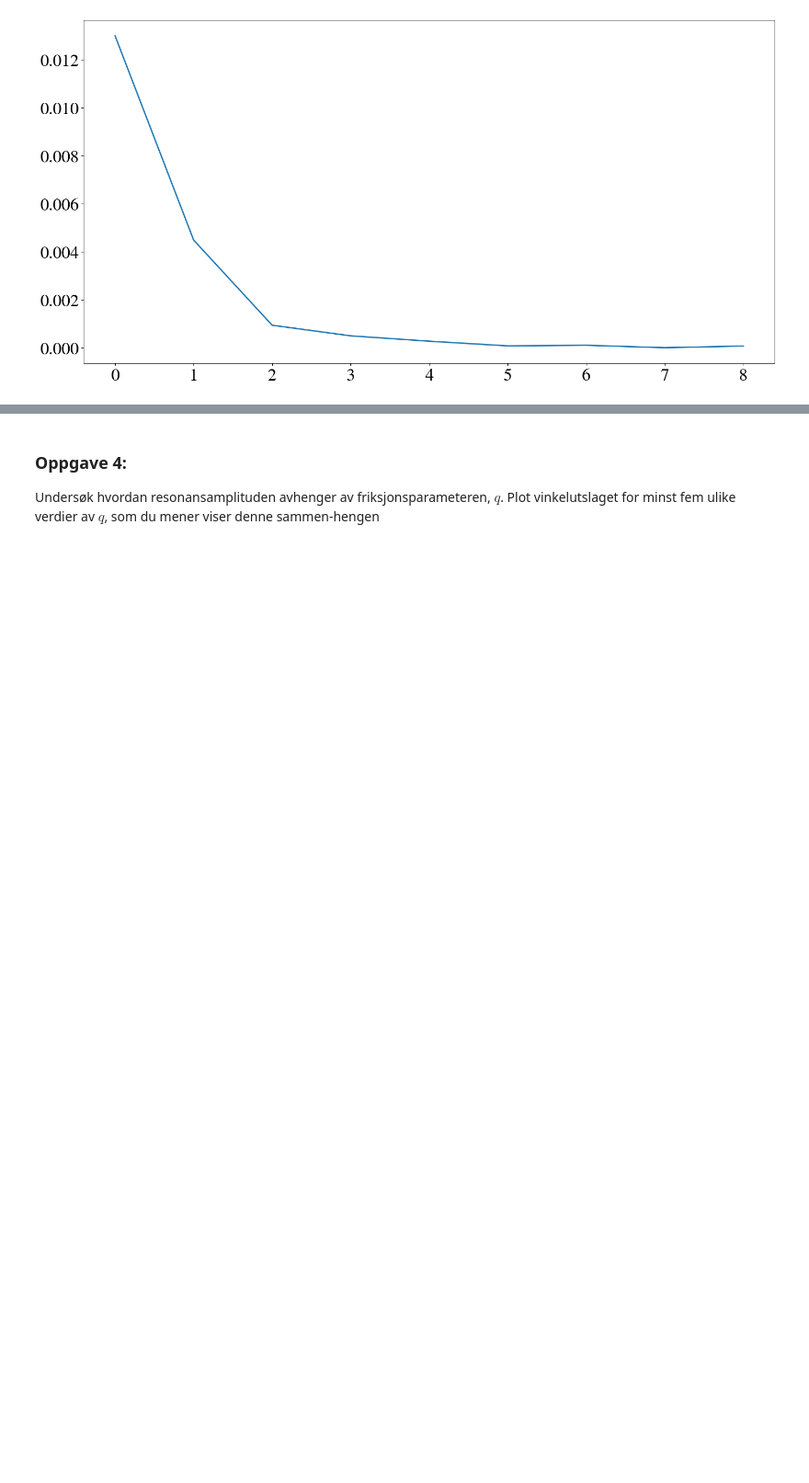
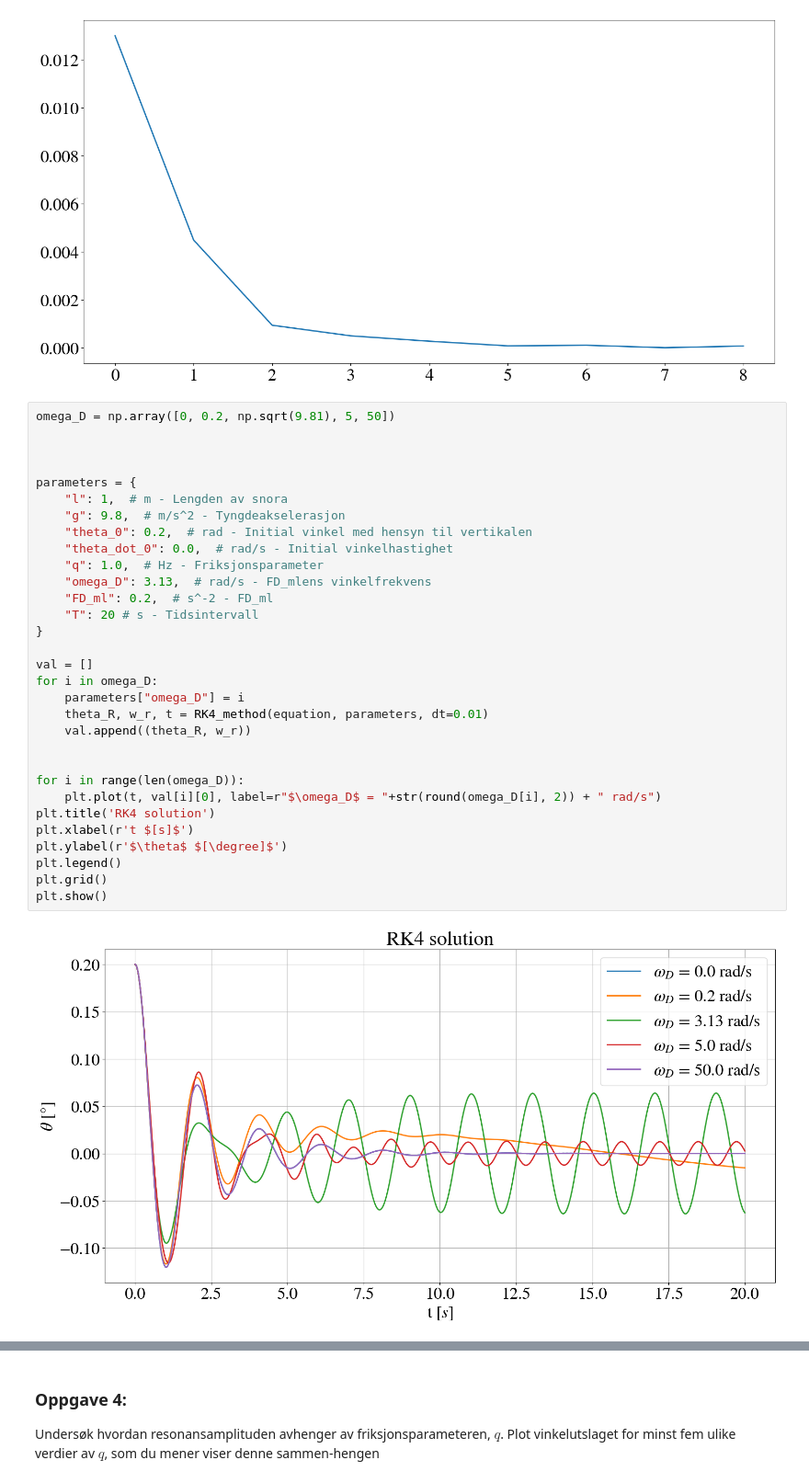
Before and after one commit to Oliver-BS/TFY4163-numerical-project, a Jupyter notebook: main.ipynb, the cells around one changed output, grey strips where cells are left out. Shown at 92% size. Cells and saved outputs as stored; diff of their text form; blank space fills up the shorter version.

```diff
--- a/main.ipynb
+++ b/main.ipynb
@@ -272,3 +272,36 @@ plt.plot()
 # %% [output]
 []
 [figure]
+# %%
+omega_D = np.array([0, 0.2, np.sqrt(9.81), 5, 50])
+
+
+
+parameters = {
+    "l": 1,  # m - Lengden av snora
+    "g": 9.8,  # m/s^2 - Tyngdeakselerasjon
+    "theta_0": 0.2,  # rad - Initial vinkel med hensyn til vertikalen
+    "theta_dot_0": 0.0,  # rad/s - Initial vinkelhastighet
+    "q": 1.0,  # Hz - Friksjonsparameter
+    "omega_D": 3.13,  # rad/s - FD_mlens vinkelfrekvens
+    "FD_ml": 0.2,  # s^-2 - FD_ml
+    "T": 20 # s - Tidsintervall
+}
+
+val = []
+for i in omega_D:
+    parameters["omega_D"] = i
+    theta_R, w_r, t = RK4_method(equation, parameters, dt=0.01)
+    val.append((theta_R, w_r))
+
+
+for i in range(len(omega_D)):
+    plt.plot(t, val[i][0], label=r"$\omega_D$ = "+str(round(omega_D[i], 2)) + " rad/s")
+plt.title('RK4 solution')
+plt.xlabel(r't $[s]$')
+plt.ylabel(r'$\theta$ $[\degree]$')
+plt.legend()
+plt.grid()
+plt.show()
+# %% [output]
+[figure, added]
```
Also changed, not shown: parts of 1 cell of this notebook.
